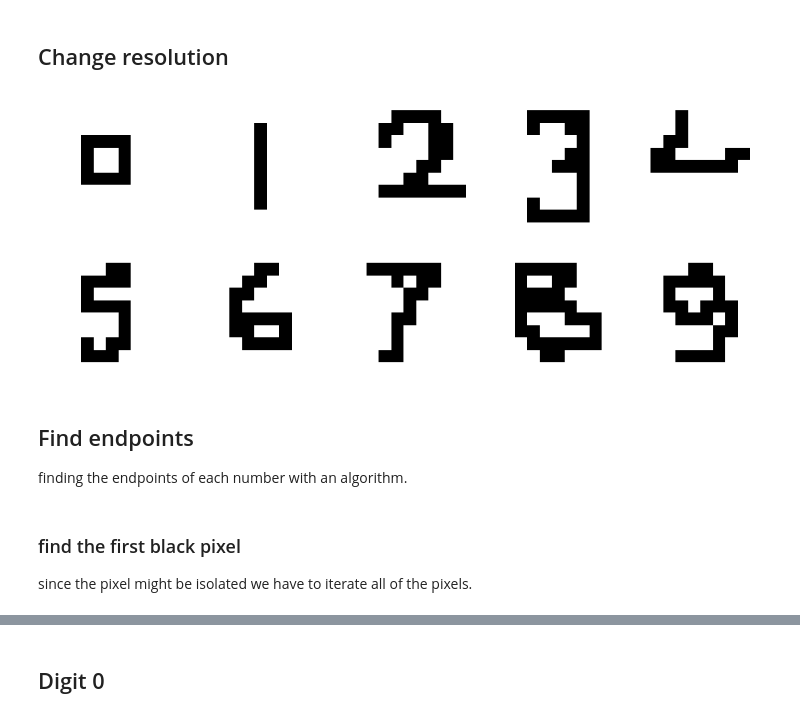
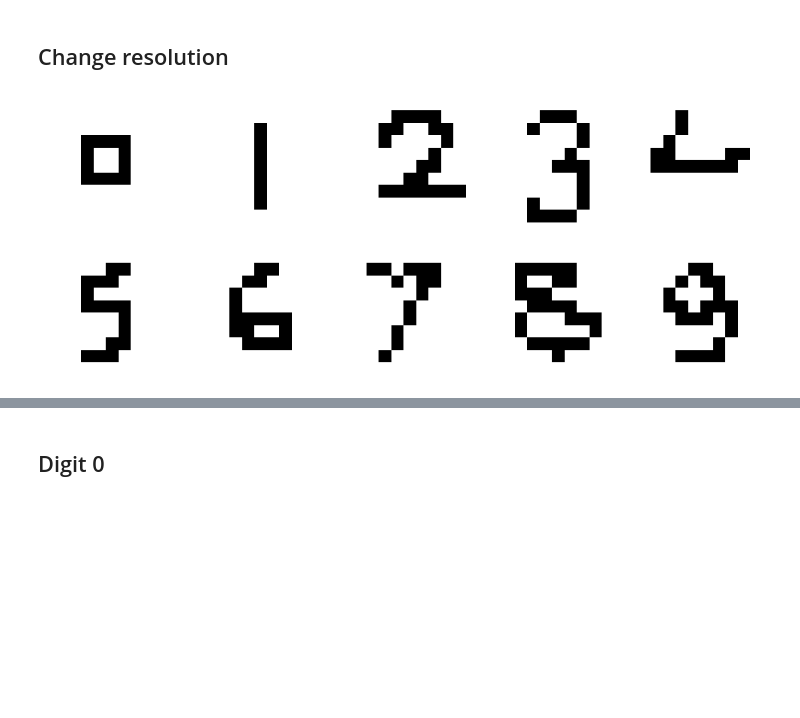
Before and after one commit to ph504/ABB_handwriter, a Jupyter notebook: offline_processing/PathGen_prototype.ipynb, the cells around one changed output, grey strips where cells are left out. Drawn from its saved outputs; the diff is of its cells as text; code cells hidden in the pictures; blank space fills up the shorter version.

```diff
--- a/offline_processing/PathGen_prototype.ipynb
+++ b/offline_processing/PathGen_prototype.ipynb
@@ -66,14 +18,5 @@ image_path = '..\\data\\generated image numbers\\number'
 # %%
-number_gray = np.zeros((NO_DIGITS, IMG_WIDTH ,IMG_HEIGHT))
-for i in range (NO_DIGITS):
-    number_image = cv.imread(image_path+' '+str(i)+'.png')
+number_gray = np.zeros((ppg.NO_DIGITS, ppg.IMG_WIDTH ,ppg.IMG_HEIGHT))
+for i in range (ppg.NO_DIGITS):
+    number_image = cv.imread(ppg.IMAGE_PATH+' '+str(i)+' dilated.png')
     number_gray[i] = cv.cvtColor(number_image, cv.COLOR_BGR2GRAY)
-
-plt.figure(figsize=(PLOT_WIDTH, PLOT_HEIGHT))
-for i in range(NO_DIGITS):
-    rs = NO_DIGITS/2
-    col_no = int(rs)
-    row_no = 2 + math.ceil(rs) - col_no # if there are remainings.
-    plt.subplot(row_no, col_no, i+1)
-    plt.imshow(number_gray[i],cmap='gray')
-    plt.axis("off")
@@ -113,38 +24,32 @@ for i in range(NO_DIGITS):
 ## Change resolution
 # %%
 stride = 30
-new_imgw = int(IMG_WIDTH/stride)
-new_imgh = int(IMG_HEIGHT/stride)
-new_img = np.ones((NO_DIGITS, new_imgw, new_imgh))*255
+lrbp_threshold = 10 # low resolution black pixels threshold.
+# this is used when we want to count the number of the black pixels in the high resolution image
+# and decide whether to mark the corresponding pixel in low resolution image black.
+new_imgw = int(ppg.IMG_WIDTH/stride)
+new_imgh = int(ppg.IMG_HEIGHT/stride)
+new_img = np.ones((ppg.NO_DIGITS, new_imgw, new_imgh))*255
+new_img2 = np.ones((ppg.NO_DIGITS, new_imgw, new_imgh))*255
 # stride is always an odd number.
 
-plt.figure(figsize=(PLOT_WIDTH, PLOT_HEIGHT))
-for i in range(NO_DIGITS):
-    my_img = img_dilation[i]
+for i in range(ppg.NO_DIGITS):
+    my_img = number_gray[i]
     # jump a 3,3 square and check for any black pixel within the area.
 
     for x in range(0, len(my_img), stride):
         for y in range(0, len(my_img[x]), stride):
             # stride is always an odd number.
             offset = int((stride-1)/2)
-            new_x = int(x/30)
-            new_y = int(y/30)
-            has_black_vec = my_img[x-offset:x+offset+1,y-offset:y+offset+1]<50
-            has_black_pxl = np.sum(has_black_vec)
-            if(has_black_pxl>0): # has at least one black pixel
+            new_x = int(x/stride)
+            new_y = int(y/stride)
+            black_pxl_vec = my_img[x-offset:x+offset+1,y-offset:y+offset+1]<50
+            black_pxl_num = np.sum(has_black_vec)
+#             print(has_black_pxl, end=' ')
+            if(has_black_pxl>lrbp_threshold): # has at least one black pixel
                 new_img[i,new_x,new_y] = 0
-
-    rs = NO_DIGITS/2
-    col_no = int(rs)
-    row_no = 2 + math.ceil(rs) - col_no # if there are remainings.
-    plt.subplot(row_no, col_no, i+1)
-    plt.imshow(new_img[i], cmap='gray')
-    plt.axis('off')
+#         print(' ')
+#     print('====================')
+ppg.plot_digits(new_img)
 # %% [output]
-[figure, old version]
+[figure, new version]
-# %% [markdown]
-## Find endpoints
-finding the endpoints of each number with an algorithm.
-# %% [markdown]
-### find the first black pixel
-since the pixel might be isolated we have to iterate all of the pixels.
```
Also changed, not shown: parts of 34 cells of this notebook, 17 other files.
